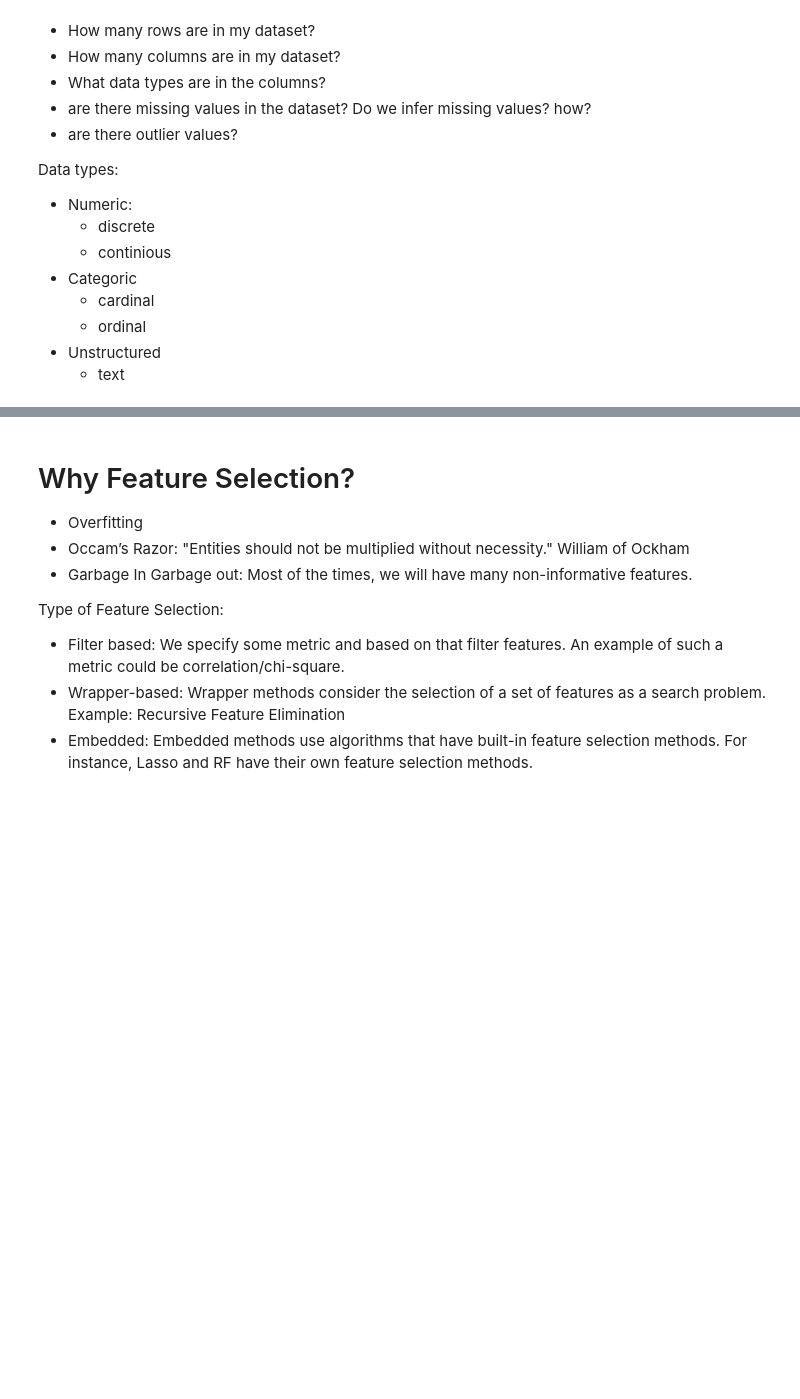
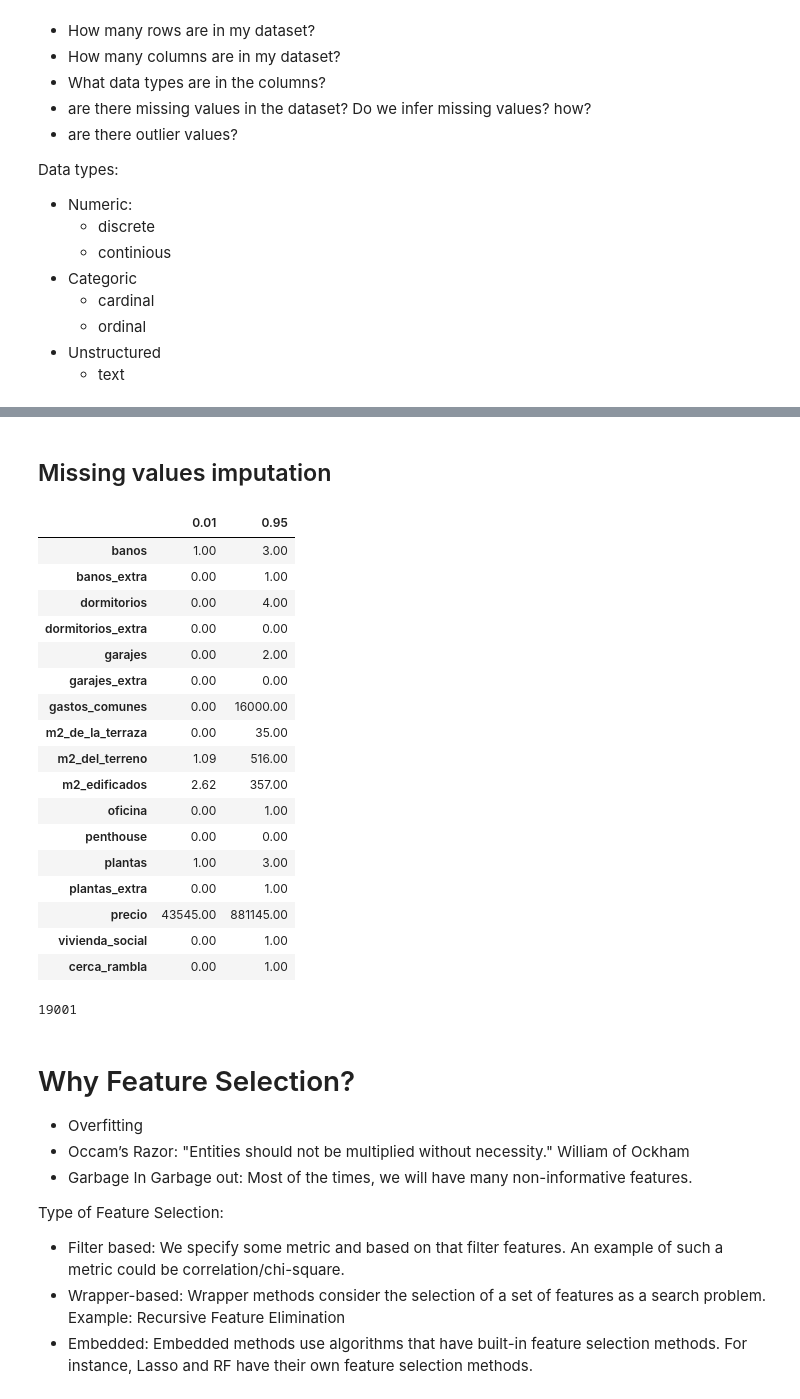
Before and after one commit to creyesp/houses-project, a Jupyter notebook: notebooks/Template_workshop.ipynb, the cells around one changed output, grey strips where cells are left out. Cells and saved outputs as stored; diff of their text form; code cells hidden in the pictures; blank space fills up the shorter version.

```diff
--- a/notebooks/Template_workshop.ipynb
+++ b/notebooks/Template_workshop.ipynb
@@ -89,0 +172,15 @@ examples:
+# %%
+columns_to_analyze = [
+#     'ano_de_construccion',
+    'banos', 'banos_extra',
+    'descripcion', 'disposicion', 'distancia_al_mar', 'dormitorios', 'dormitorios_extra',
+    'estado', 'extra', 'garajes', 'garajes_extra', 'gastos_comunes',
+    'tipo_de_publicacion', 'm2_de_la_terraza', 'm2_del_terreno', 'm2_edificados', 'oficina', 'penthouse',
+    'plantas', 'plantas_extra', 'precio', 'sobre', 'tipo_propiedad',
+    'vista_al_mar', 'vivienda_social', 'barrio',
+]
+# %%
+df_num = df[columns_to_analyze].select_dtypes(exclude='object')
+df_obj = df[columns_to_analyze].select_dtypes(include='object')
+print('Numerical columns: {}\n'.format(df_num.columns.tolist()))
+print('Caterorial columns: {}'.format(df_obj.columns.tolist()))
@@ -89,0 +193,13 @@ examples:
+# %%
+df_obj = (df_obj
+          .fillna('')
+          .apply(lambda x: x.str.lower().apply(lambda y: unidecode(y)))
+         )
+
+df_num['cerca_rambla'] = (df_num['distancia_al_mar'] <= 1000) | (df_num['vista_al_mar'] )
+
+# ONEHOT-ENCODING
+# df_obj['estado']
+# df_obj['barrio']
+
+df_num.drop(columns=['distancia_al_mar', 'vista_al_mar'], inplace=True)
@@ -90,3 +227,55 @@ examples:
+# %% [markdown]
+## Missing values imputation
+# %%
+fill_zero_col = ['m2_de_la_terraza', 'vivienda_social', 'gastos_comunes', 'garajes',
+                 'garajes_extra', 'plantas_extra', 'penthouse', 'oficina']
+df_num.loc[:, fill_zero_col] = df_num[fill_zero_col].fillna(0)
+
+df_num['plantas'].fillna(1, inplace=True)
+
+mask_m2_terreno = df_num['m2_del_terreno'].isna()
+df_num.loc[mask_m2_terreno, 'm2_del_terreno'] = df_num.loc[mask_m2_terreno, 'm2_edificados']
+# %%
+df_num.quantile([0.01, 0.95]).transpose()
+# %% [output]
+|  | 0.01 | 0.95 |
+| banos | 1.00 | 3.00 |
+| banos_extra | 0.00 | 1.00 |
+| dormitorios | 0.00 | 4.00 |
+| dormitorios_extra | 0.00 | 0.00 |
+| garajes | 0.00 | 2.00 |
+| garajes_extra | 0.00 | 0.00 |
+| gastos_comunes | 0.00 | 16000.00 |
+| m2_de_la_terraza | 0.00 | 35.00 |
+| m2_del_terreno | 1.09 | 516.00 |
+| m2_edificados | 2.62 | 357.00 |
+| oficina | 0.00 | 1.00 |
+| penthouse | 0.00 | 0.00 |
+| plantas | 1.00 | 3.00 |
+| plantas_extra | 0.00 | 1.00 |
+| precio | 43545.00 | 881145.00 |
+| vivienda_social | 0.00 | 1.00 |
+| cerca_rambla | 0.00 | 1.00 |
+# %%
+mask = (
+    df_obj['tipo_propiedad'].isin(['apartamentos', 'casas'])
+    & (df_num['oficina'] != 1)
+#     & (df_num['penthouse'] != 1)
+    & (df_num['banos'].between(1, 3))
+    & (df_num['dormitorios'].between(0, 5))
+    & (df_num['garajes'].between(0, 5))
+    & (df_num['m2_de_la_terraza'] >= 0)
+#     & (df_num['m2_del_terreno'] >= 10)
+    & (df_num['m2_edificados'] >= 10)
+    & (df_num['gastos_comunes'].between(0, 50000))
+#     & (df_num['cantidad_de_pisos'].between(1, 30))
+#     & (df_num['ano_de_construccion'].between(1880, 2019))
+#     & (df_num['aptos_por_piso'].between(1, 20))
+
+)
+mask.sum()
+# %% [output]
+19001
 # %% [markdown]
 # Why Feature Selection?
 - Overfitting
```
Also changed, not shown: parts of 24 cells of this notebook, 1 other file.
